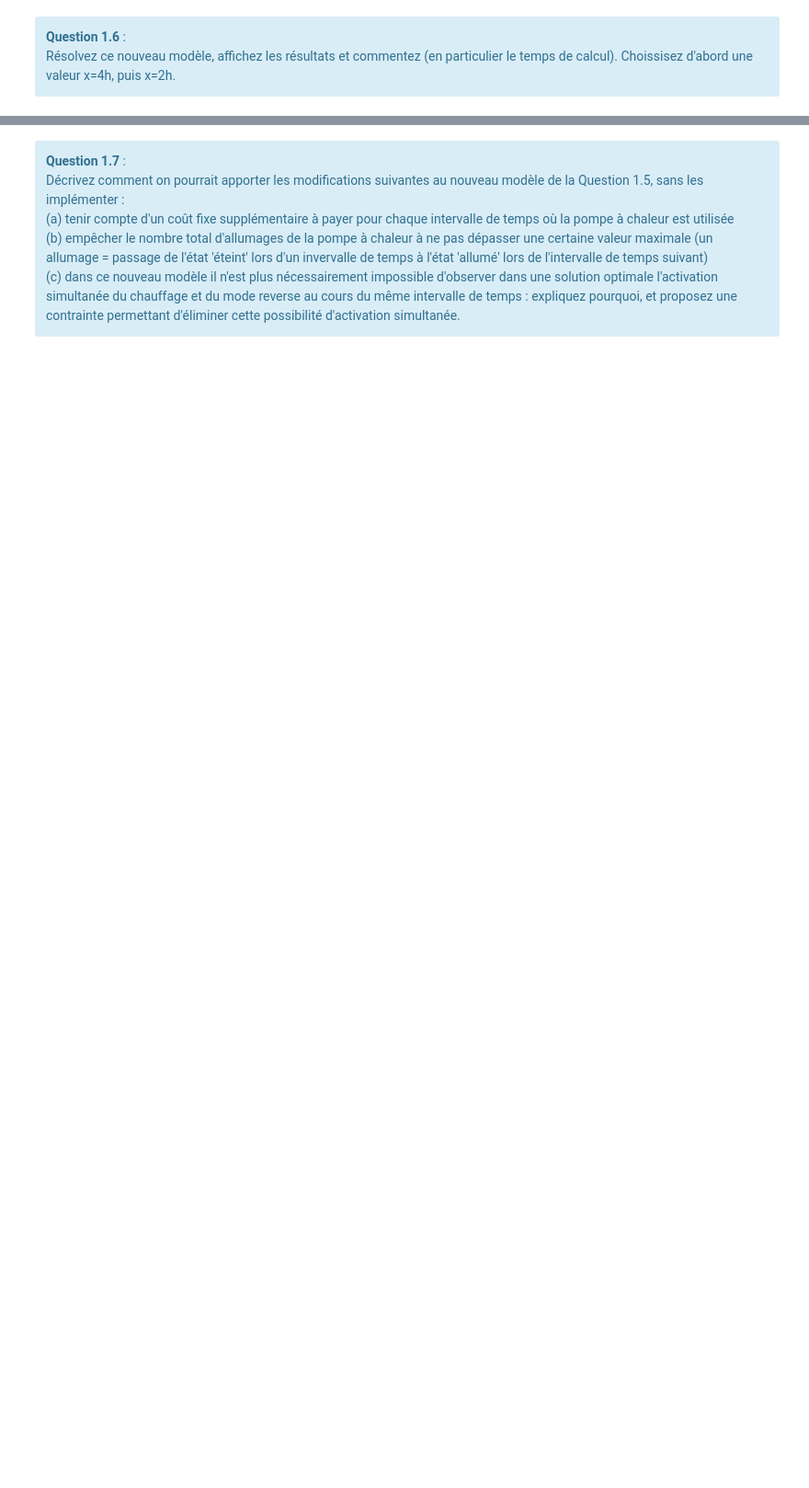
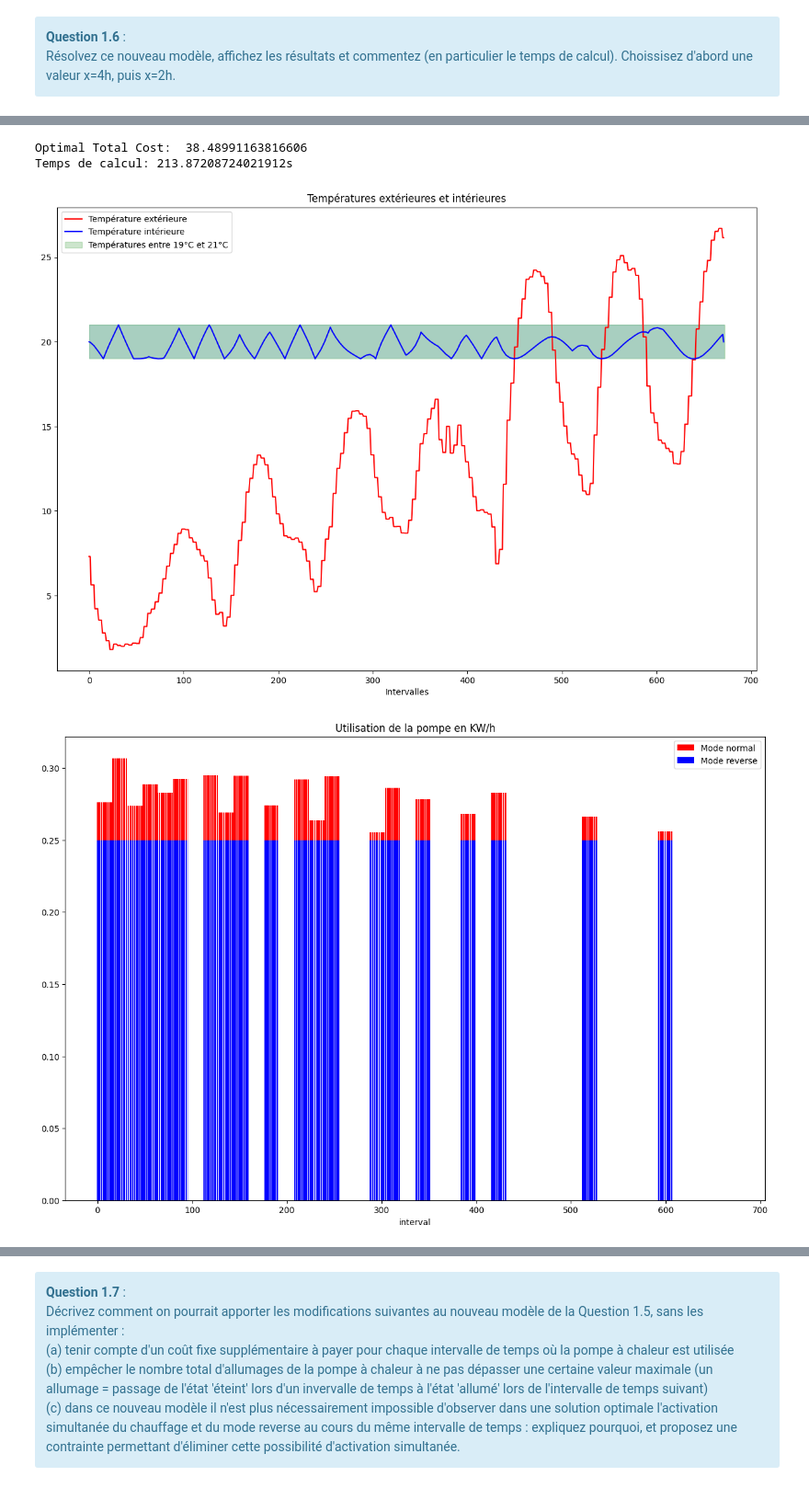
Before and after one commit to on-victorrijks/LINMA1702_Projet, a Jupyter notebook: final_gui.ipynb, the cells around one changed output, grey strips where cells are left out. Shown at 92% size. Saved outputs shown, nothing was run; the diff lists cells and outputs as text; code cells hidden in the pictures; blank space fills up the shorter version.

```diff
--- a/final_gui.ipynb
+++ b/final_gui.ipynb
@@ -481,0 +471,38 @@ Temps de calcul: 2.7394979000091553s
+# %%
+for i,result in enumerate(results):
+    N = len(result["outside_temps"])
+
+    # 1) Cout minimal
+    print("Optimal Total Cost: ", result["totalCost"])
+    print(f"Temps de calcul: { result['calcDuration'] }s")
+
+    # 2) Graphe des températures extérieures et intérieures
+    X = range(N)
+    fig, ax = plt.subplots(figsize=(15, 10))
+    ax.add_patch(plt.Rectangle((0, T_MIN), N, (T_MAX - T_MIN), alpha=.2))
+    ax.plot(X, result["outside_temps"], label="Température extérieure", color="red")
+    ax.plot(X, result["optimal_inside_temps"], label="Température intérieure", color="blue")
+    ax.add_patch(plt.Rectangle((0, T_MIN), N, (T_MAX - T_MIN), alpha=.2, color="green", label=f"Températures entre {T_MIN}°C et {T_MAX}°C"))
+    plt.legend()
+    plt.title("Températures extérieures et intérieures")
+    plt.xlabel("Intervalles")
+    plt.savefig(f"./graphs/task1_temp_{i}.pdf", format="pdf", bbox_inches="tight")
+    plt.show()
+
+    # 3) Graphe de l'utilisation de la pompe à chaleur
+    X = range(N)
+    fig, ax = plt.subplots(figsize=(15, 10))
+    ax.bar(X, np.repeat(result["optimal_heat_pump_power_normal"], x*4), label="Mode normal", color="red")
+    ax.bar(X, np.repeat(result["optimal_heat_pump_power_reverse"], x*4), label="Mode reverse", color="blue")
+    plt.legend()
+    plt.title("Utilisation de la pompe en KW/h")
+    plt.xlabel("interval")
+    plt.savefig(f"./graphs/task1_usage_{i}.pdf", format="pdf", bbox_inches="tight")
+    plt.show()
+
+    print("-----------------------------------")
+# %% [output]
+Optimal Total Cost:  38.48991163816606
+Temps de calcul: 213.87208724021912s
+[figure, added]
+[figure, added]
```
Also changed, not shown: parts of 50 cells of this notebook.
